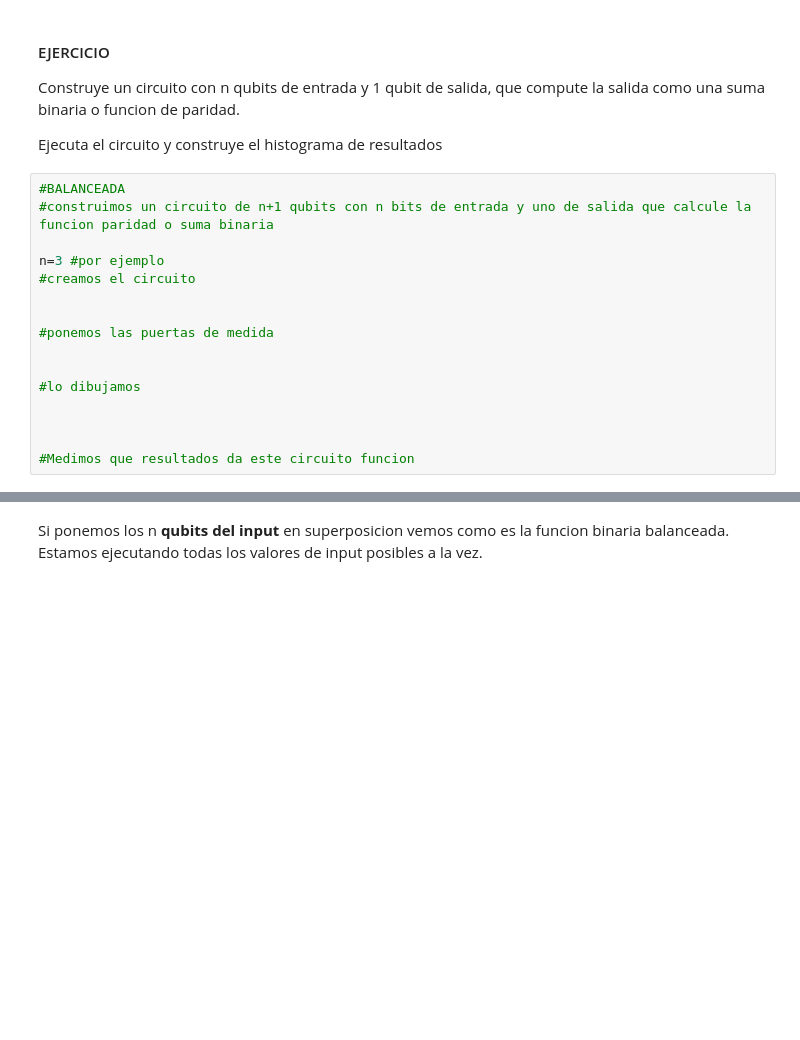
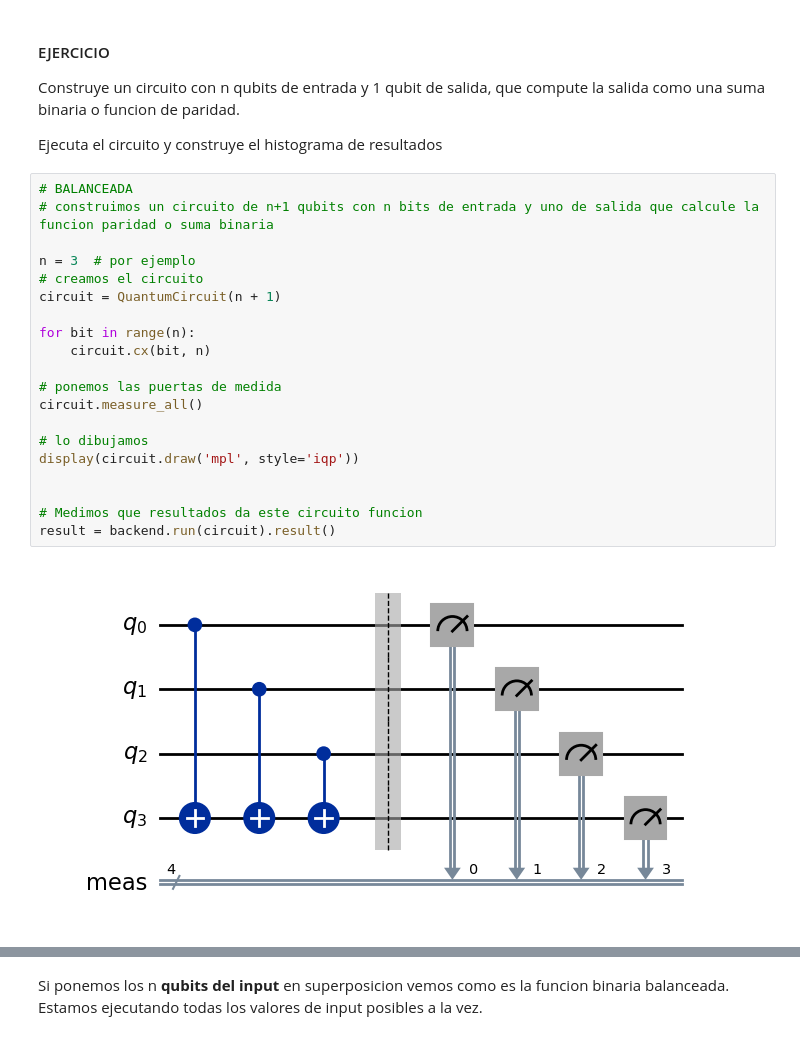
Before and after one commit to jore731/qiskit, a Jupyter notebook: 06_Deutsch_Jozsa.ipynb, the cells around one changed output, grey strips where cells are left out. Drawn from its saved outputs; the diff is of its cells as text; blank space fills up the shorter version.

```diff
--- a/06_Deutsch_Jozsa.ipynb
+++ b/06_Deutsch_Jozsa.ipynb
@@ -42,18 +50,24 @@ Construye un circuito con n qubits de entrada y 1 qubit de salida, que compute l
 
 Ejecuta el circuito y construye el histograma de resultados
 # %%
-#BALANCEADA
-#construimos un circuito de n+1 qubits con n bits de entrada y uno de salida que calcule la funcion paridad o suma binaria
+# BALANCEADA
+# construimos un circuito de n+1 qubits con n bits de entrada y uno de salida que calcule la funcion paridad o suma binaria
 
-n=3 #por ejemplo
-#creamos el circuito
+n = 3  # por ejemplo
+# creamos el circuito
+circuit = QuantumCircuit(n + 1)
+
+for bit in range(n):
+    circuit.cx(bit, n)
+
+# ponemos las puertas de medida
+circuit.measure_all()
+
+# lo dibujamos
+display(circuit.draw('mpl', style='iqp'))
 
 
-#ponemos las puertas de medida
-
-
-#lo dibujamos
-
-
-
-#Medimos que resultados da este circuito funcion
+# Medimos que resultados da este circuito funcion
+result = backend.run(circuit).result()
+# %% [output]
+[figure, added]
```
Also changed, not shown: parts of 21 cells of this notebook, 3 other files.
